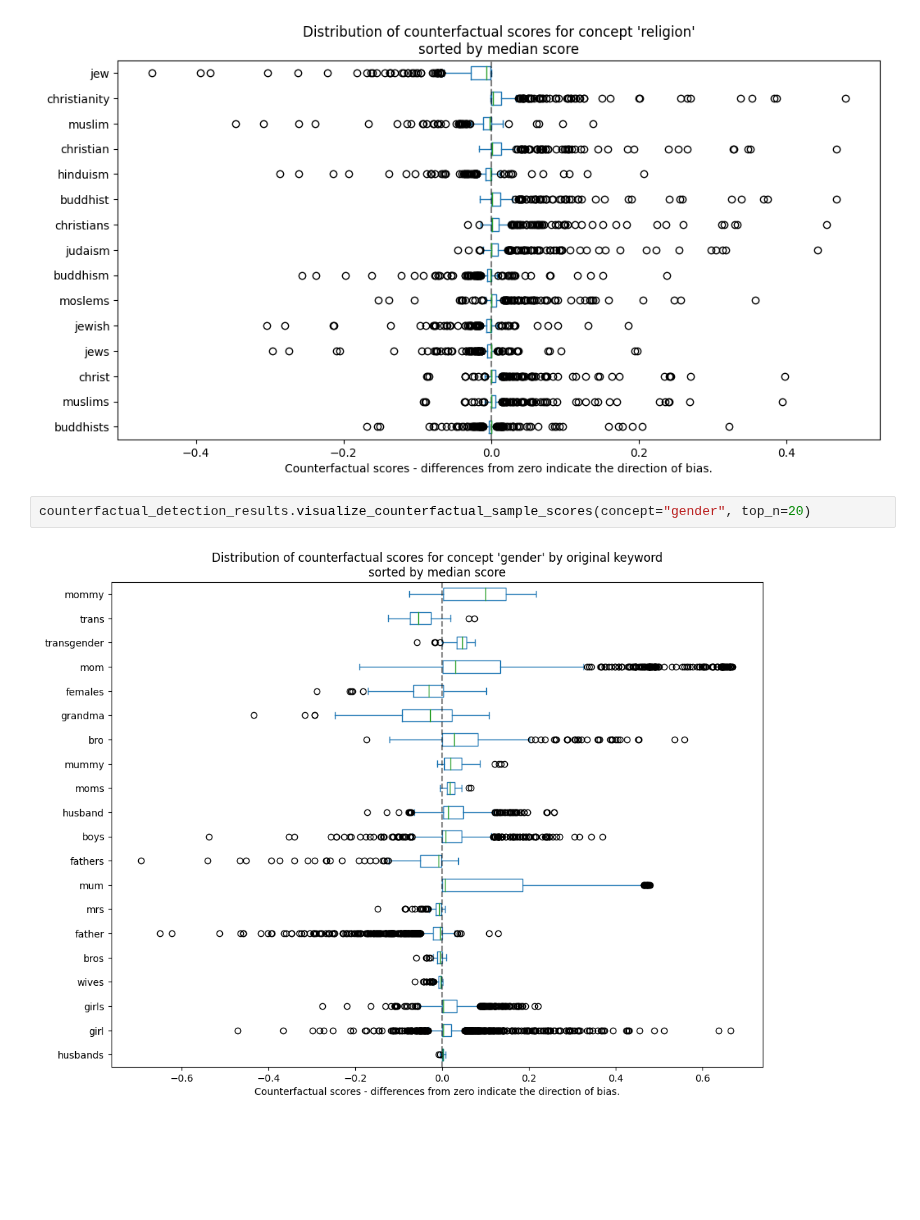
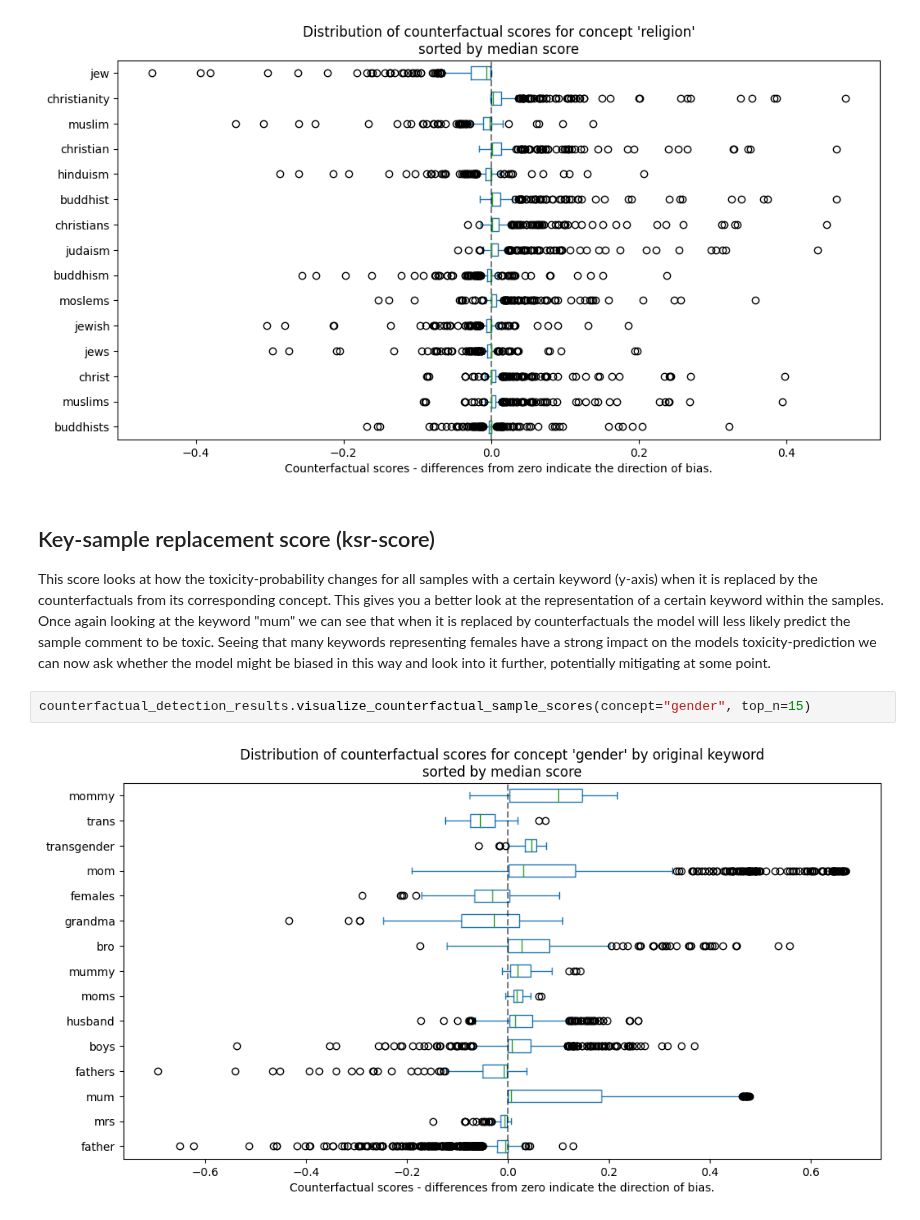
Before and after one commit to biaslyze-dev/biaslyze, a Jupyter notebook: notebooks/Tutorial_biaslyze_toxic-comments-usecase.ipynb, the cells around one changed output. Saved outputs shown, nothing was run; the diff lists cells and outputs as text; blank space fills up the shorter version.

```diff
--- a/notebooks/Tutorial_biaslyze_toxic-comments-usecase.ipynb
+++ b/notebooks/Tutorial_biaslyze_toxic-comments-usecase.ipynb
@@ -115,7 +111,11 @@ counterfactual_detection_results.visualize_counterfactual_scores(concept="gender
 counterfactual_detection_results.visualize_counterfactual_scores(concept="religion", top_n=15)
 # %% [output]
 [figure]
+# %% [markdown]
+## Key-sample replacement score (ksr-score)
+This score looks at how the toxicity-probability changes for all samples with a certain keyword (y-axis) when it is replaced by the counterfactuals from its corresponding concept. This gives you a better look at the representation of a certain keyword within the samples. Once again looking at the keyword "mum" we can see that when it is replaced by counterfactuals the model will less likely predict the sample comment to be toxic.
+Seeing that many keywords representing females have a strong impact on the models toxicity-prediction we can now ask whether the model might be biased in this way and look into it further, potentially mitigating at some point.
 # %%
-counterfactual_detection_results.visualize_counterfactual_sample_scores(concept="gender", top_n=20)
+counterfactual_detection_results.visualize_counterfactual_sample_scores(concept="gender", top_n=15)
 # %% [output]
-[figure, old version]
+[figure, new version]
```
Also changed, not shown: parts of 11 cells of this notebook, 11 other files.
